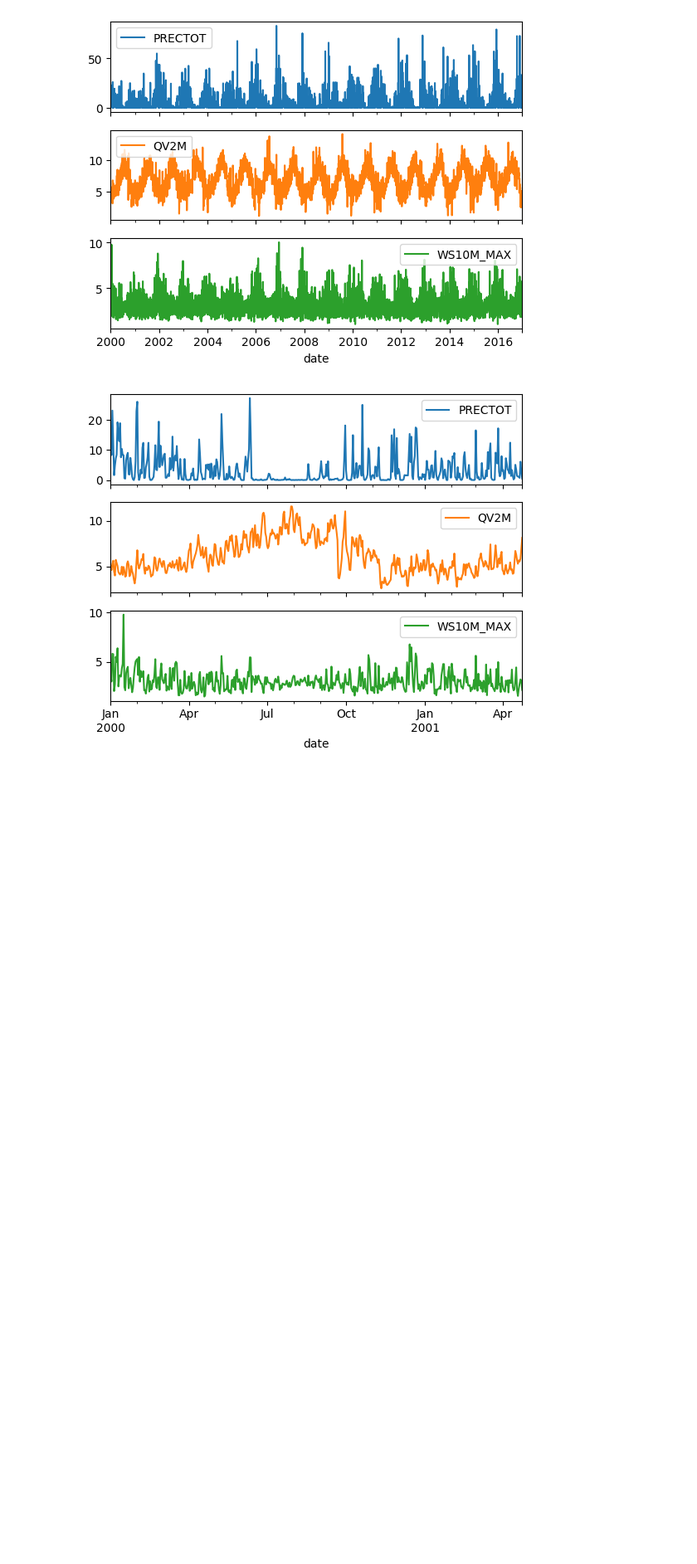
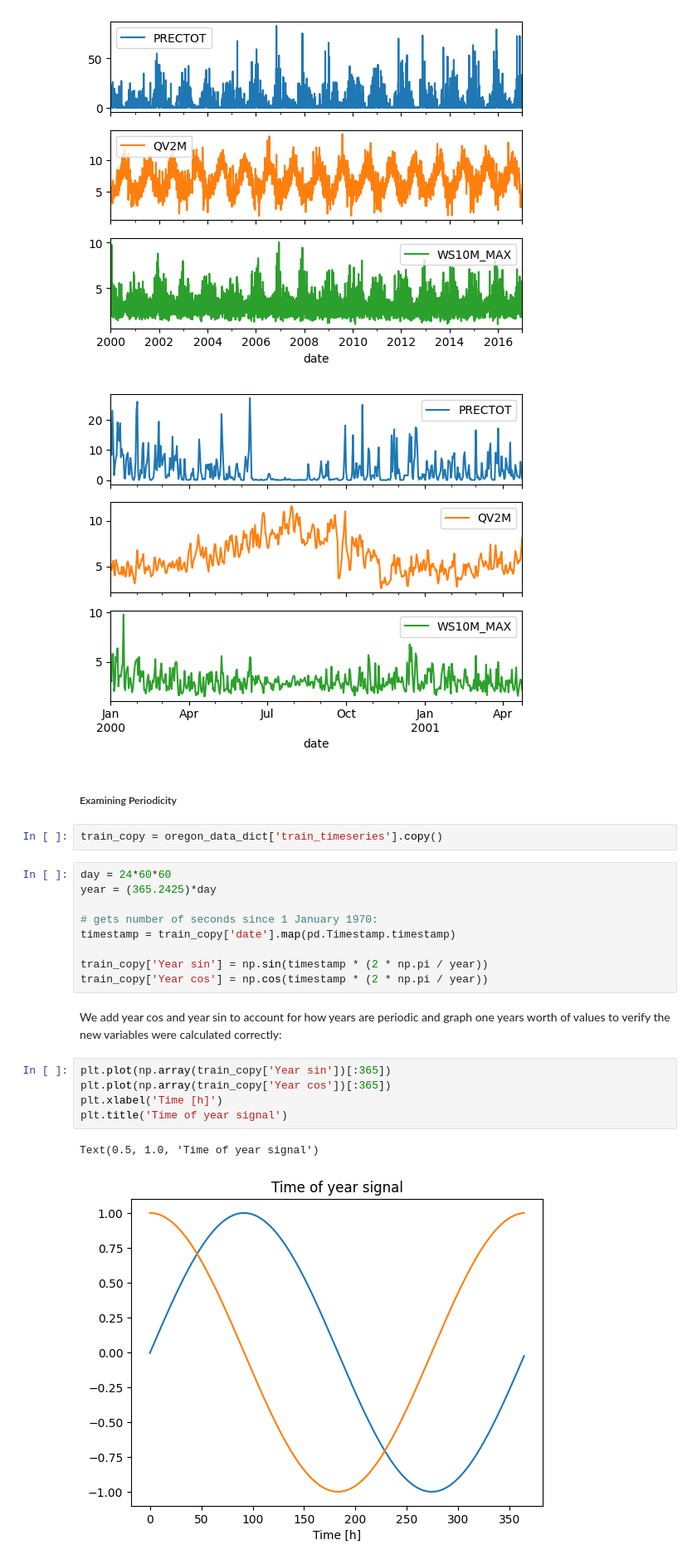
Before and after one commit to carseys/drought-predicting, a Jupyter notebook: data_exploration.ipynb, the cells around one changed output. Shown at 83% size. Cells and saved outputs as stored; diff of their text form; blank space fills up the shorter version.

Commit message:
all visualizations in one file w md explanations

```diff
--- a/data_exploration.ipynb
+++ b/data_exploration.ipynb
@@ -73,3 +74,26 @@ _ = plot_features.plot(subplots=True)
 # %% [output]
 [figure]
 [figure]
+# %% [markdown]
+##### Examining Periodicity
+# %%
+train_copy = oregon_data_dict['train_timeseries'].copy()
+# %%
+day = 24*60*60
+year = (365.2425)*day
+
+# gets number of seconds since 1 January 1970:
+timestamp = train_copy['date'].map(pd.Timestamp.timestamp)
+
+train_copy['Year sin'] = np.sin(timestamp * (2 * np.pi / year))
+train_copy['Year cos'] = np.cos(timestamp * (2 * np.pi / year))
+# %% [markdown]
+We add year cos and year sin to account for how years are periodic and graph one years worth of values to verify the new variables were calculated correctly:
+# %%
+plt.plot(np.array(train_copy['Year sin'])[:365])
+plt.plot(np.array(train_copy['Year cos'])[:365])
+plt.xlabel('Time [h]')
+plt.title('Time of year signal')
+# %% [output]
+Text(0.5, 1.0, 'Time of year signal')
+[figure, added]
```
Also changed, not shown: parts of 8 cells of this notebook, 2 other files.
